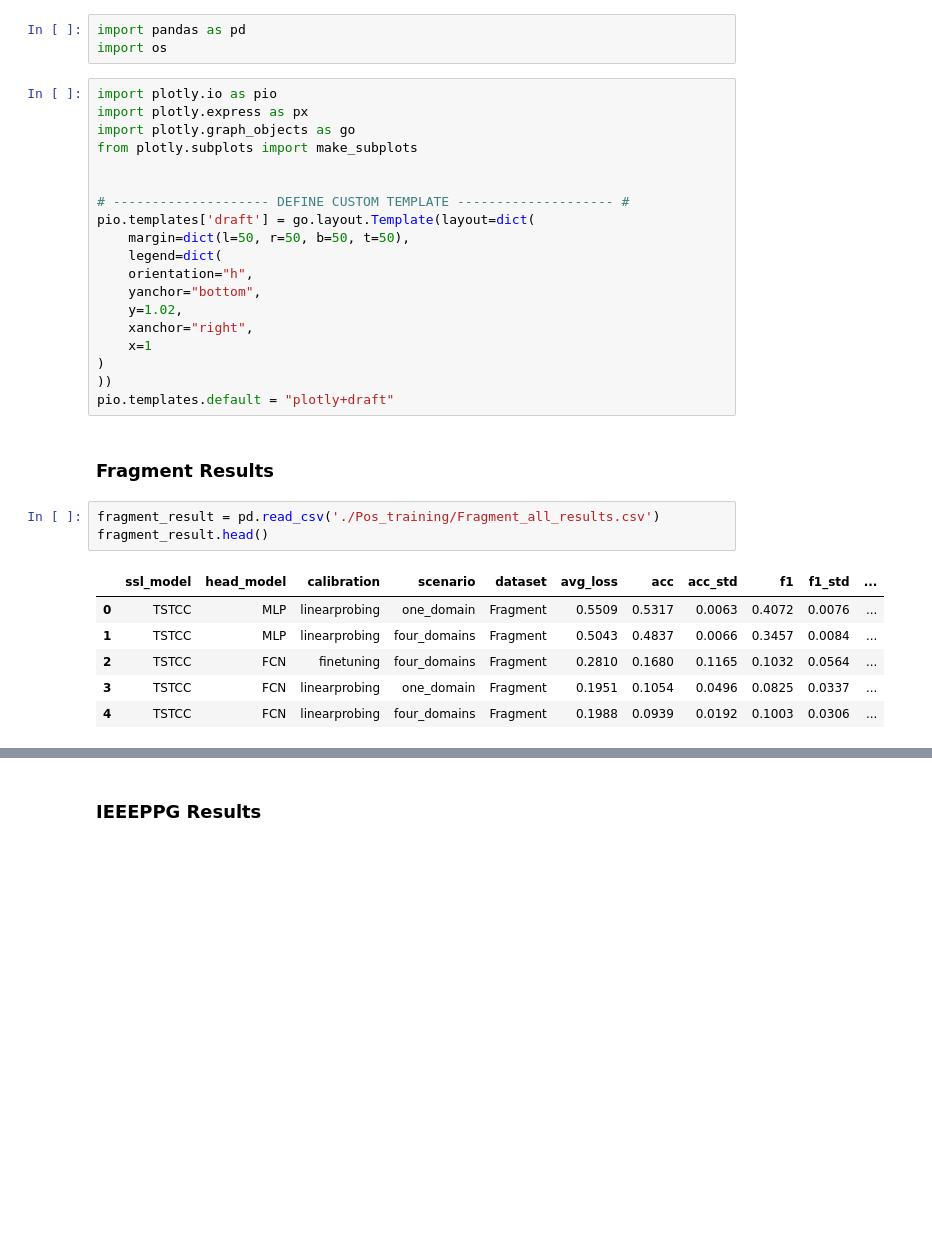
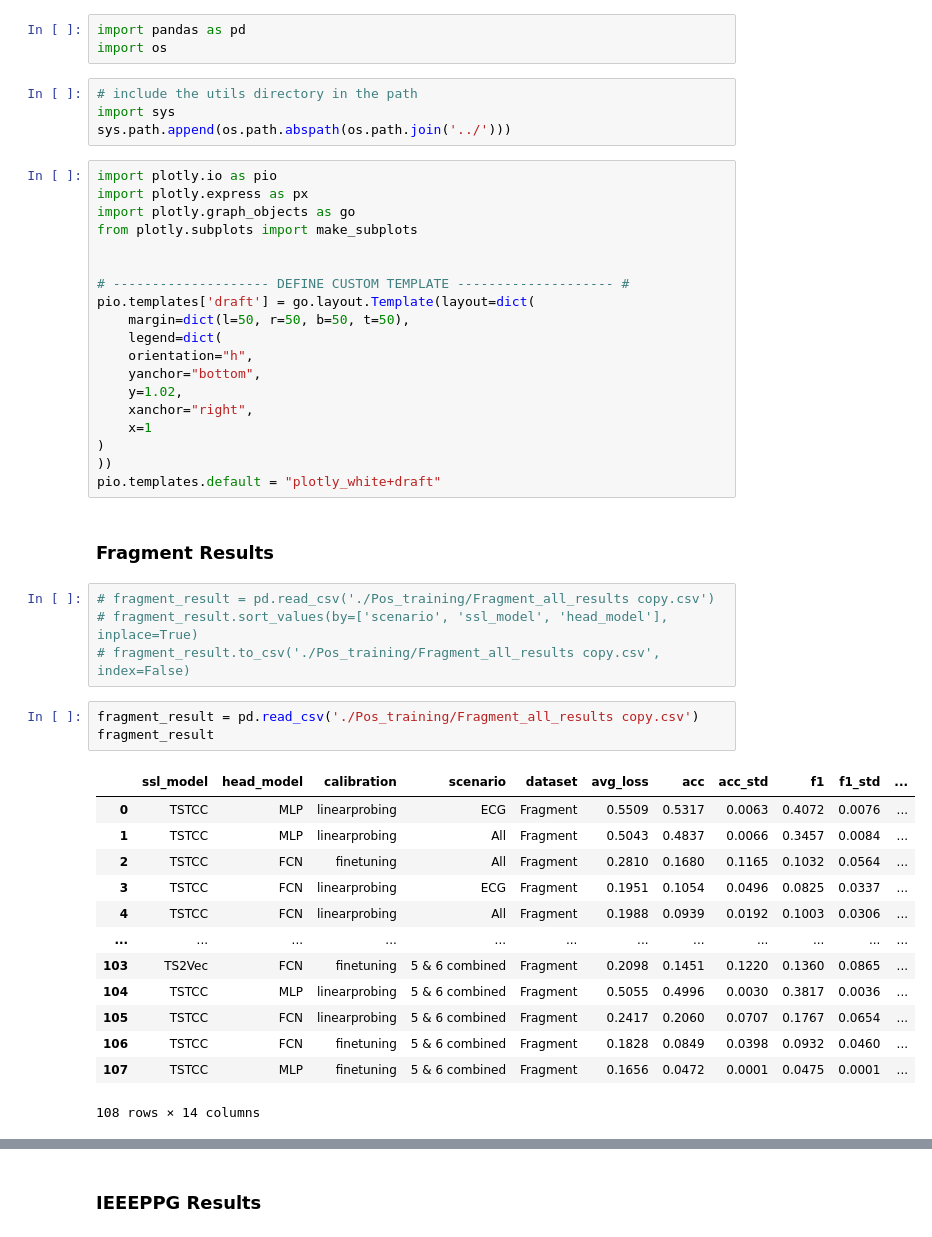
Before and after one commit to adilsonmedronha/data-driven-ecg-ssl, a Jupyter notebook: Results/anaylsis.ipynb, the cells around one changed output, grey strips where cells are left out. Cells and saved outputs as stored; diff of their text form; blank space fills up the shorter version.

```diff
--- a/Results/anaylsis.ipynb
+++ b/Results/anaylsis.ipynb
@@ -1,6 +1,10 @@
 # %%
 import pandas as pd
 import os
+# %%
+# include the utils directory in the path
+import sys
+sys.path.append(os.path.abspath(os.path.join('../')))
 # %%
 import plotly.io as pio
 import plotly.express as px
@@ -19,16 +23,27 @@ pio.templates['draft'] = go.layout.Template(layout=dict(
     x=1
 )
 ))
-pio.templates.default = "plotly+draft"
+pio.templates.default = "plotly_white+draft"
 # %% [markdown]
 ### Fragment Results
+# %%
+# fragment_result = pd.read_csv('./Pos_training/Fragment_all_results copy.csv')
+# fragment_result.sort_values(by=['scenario', 'ssl_model', 'head_model'], inplace=True)
+# fragment_result.to_csv('./Pos_training/Fragment_all_results copy.csv', index=False)
 # %%
-fragment_result = pd.read_csv('./Pos_training/Fragment_all_results.csv')
-fragment_result.head()
+fragment_result = pd.read_csv('./Pos_training/Fragment_all_results copy.csv')
+fragment_result
 # %% [output]
 |  | ssl_model | head_model | calibration | scenario | dataset | avg_loss | acc | acc_std | f1 | f1_std | ... |
-| 0 | TSTCC | MLP | linearprobing | one_domain | Fragment | 0.5509 | 0.5317 | 0.0063 | 0.4072 | 0.0076 | ... |
-| 1 | TSTCC | MLP | linearprobing | four_domains | Fragment | 0.5043 | 0.4837 | 0.0066 | 0.3457 | 0.0084 | ... |
-| 2 | TSTCC | FCN | finetuning | four_domains | Fragment | 0.2810 | 0.1680 | 0.1165 | 0.1032 | 0.0564 | ... |
-| 3 | TSTCC | FCN | linearprobing | one_domain | Fragment | 0.1951 | 0.1054 | 0.0496 | 0.0825 | 0.0337 | ... |
-| 4 | TSTCC | FCN | linearprobing | four_domains | Fragment | 0.1988 | 0.0939 | 0.0192 | 0.1003 | 0.0306 | ... |
+| 0 | TSTCC | MLP | linearprobing | ECG | Fragment | 0.5509 | 0.5317 | 0.0063 | 0.4072 | 0.0076 | ... |
+| 1 | TSTCC | MLP | linearprobing | All | Fragment | 0.5043 | 0.4837 | 0.0066 | 0.3457 | 0.0084 | ... |
+| 2 | TSTCC | FCN | finetuning | All | Fragment | 0.2810 | 0.1680 | 0.1165 | 0.1032 | 0.0564 | ... |
+| 3 | TSTCC | FCN | linearprobing | ECG | Fragment | 0.1951 | 0.1054 | 0.0496 | 0.0825 | 0.0337 | ... |
+| 4 | TSTCC | FCN | linearprobing | All | Fragment | 0.1988 | 0.0939 | 0.0192 | 0.1003 | 0.0306 | ... |
+| ... | ... | ... | ... | ... | ... | ... | ... | ... | ... | ... | ... |
+| 103 | TS2Vec | FCN | finetuning | 5 & 6 combined | Fragment | 0.2098 | 0.1451 | 0.1220 | 0.1360 | 0.0865 | ... |
+| 104 | TSTCC | MLP | linearprobing | 5 & 6 combined | Fragment | 0.5055 | 0.4996 | 0.0030 | 0.3817 | 0.0036 | ... |
+| 105 | TSTCC | FCN | linearprobing | 5 & 6 combined | Fragment | 0.2417 | 0.2060 | 0.0707 | 0.1767 | 0.0654 | ... |
+| 106 | TSTCC | FCN | finetuning | 5 & 6 combined | Fragment | 0.1828 | 0.0849 | 0.0398 | 0.0932 | 0.0460 | ... |
+| 107 | TSTCC | MLP | finetuning | 5 & 6 combined | Fragment | 0.1656 | 0.0472 | 0.0001 | 0.0475 | 0.0001 | ... |
+108 rows × 14 columns
```
Also changed, not shown: parts of 12 cells of this notebook, 10 other files.
